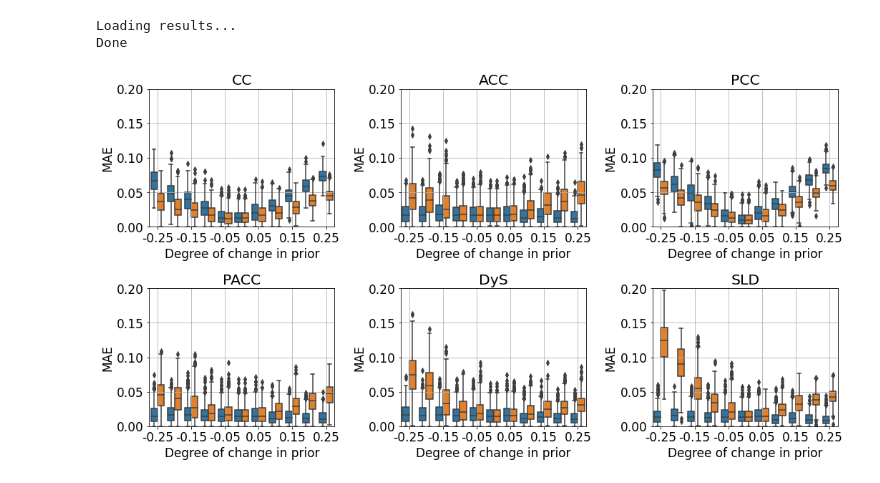
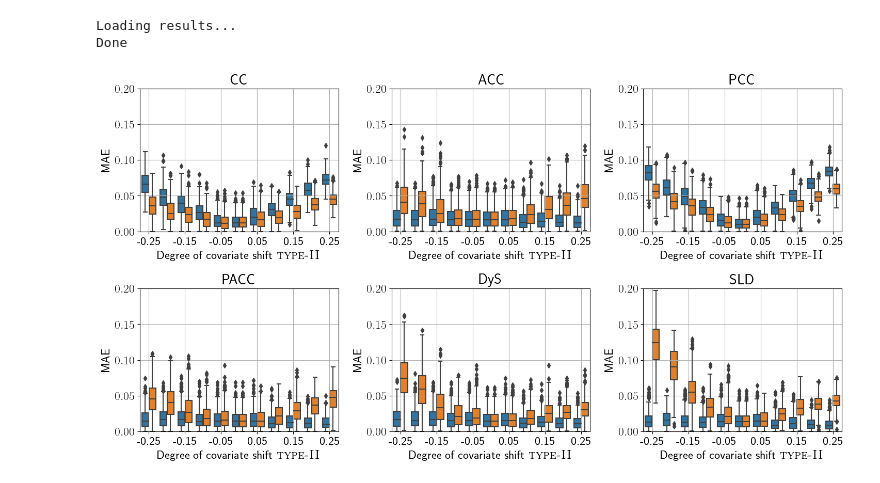
Before and after one commit to pglez82/quant_datasetshift, a Jupyter notebook: analyze_results_changeprior.ipynb, the cells around one changed output. Cells and saved outputs as stored; diff of their text form; code cells hidden in the pictures.

Commit message:
change naming in changes in prior

```diff
--- a/analyze_results_changeprior.ipynb
+++ b/analyze_results_changeprior.ipynb
@@ -6,7 +6,7 @@ import matplotlib.pyplot as plt
 import numpy as np
 import os
 
-plt.rcParams['font.size'] = '17'
+plt.rcParams.update({"text.usetex": True,"font.size":17})
 
 pd.set_option('display.max_rows', 500)
 pd.set_option('display.max_columns', 500)
@@ -32,28 +32,28 @@ Done
 # %%
 import matplotlib.ticker as ticker
 import matplotlib.pyplot as plt
 
 quantificators = ["CC", "ACC", "PCC", "PACC", "DyS", "SLD"]
 n_cols=3
 fig, ax = plt.subplots(2,n_cols,figsize=(15,8))
 pd.set_option('display.max_rows', 500)
 
 for k,quant_name in enumerate(quantificators):
     results = results_dict[quant_name]
     #results = results[results['change_conditionals']==True]
     ax[k//n_cols][k%n_cols].set_ylim(0, 0.2)
     ax[k//n_cols][k%n_cols].set_ylabel(error)
     ax[k//n_cols][k%n_cols].tick_params(axis='x')
     fig.tight_layout()
     sns.boxplot(x='prior_measure',y='error',data=results,hue='change_conditionals',ax=ax[k//n_cols][k%n_cols])
-    ax[k//n_cols][k%n_cols].set_xlabel("Degree of change in prior")
+    ax[k//n_cols][k%n_cols].set_xlabel(r"Degree of covariate shift $\textsc{type-II}$")
     ax[k//n_cols][k%n_cols].set_ylabel("MAE")
     ax[k//n_cols][k%n_cols].xaxis.set_major_locator(ticker.MultipleLocator(2))
     ax[k//n_cols][k%n_cols].set_title("%s"  % (quant_name))
     ax[k//n_cols][k%n_cols].grid()
     ax[k//n_cols][k%n_cols].get_legend().remove()
 
-plt.savefig(os.path.join(export_dir,"images/changepriorsummary.pdf"),format='pdf',bbox_inches='tight')
-plt.savefig(os.path.join(export_dir,"images/changepriorsummary.png"),format='png',bbox_inches='tight')
+plt.savefig(os.path.join(export_dir,"images/covariatet2summary.pdf"),format='pdf',bbox_inches='tight')
+plt.savefig(os.path.join(export_dir,"images/covariatet2summary.png"),format='png',bbox_inches='tight')
 # %% [output]
-[figure, old version]
+[figure, new version]
```
Also changed, not shown: 3 other files.
